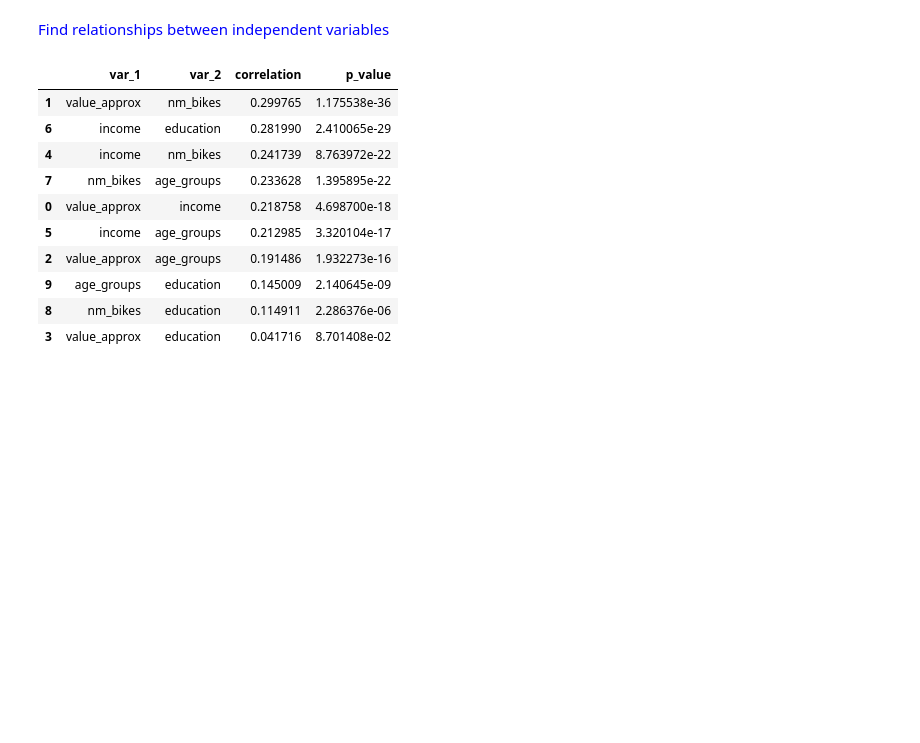
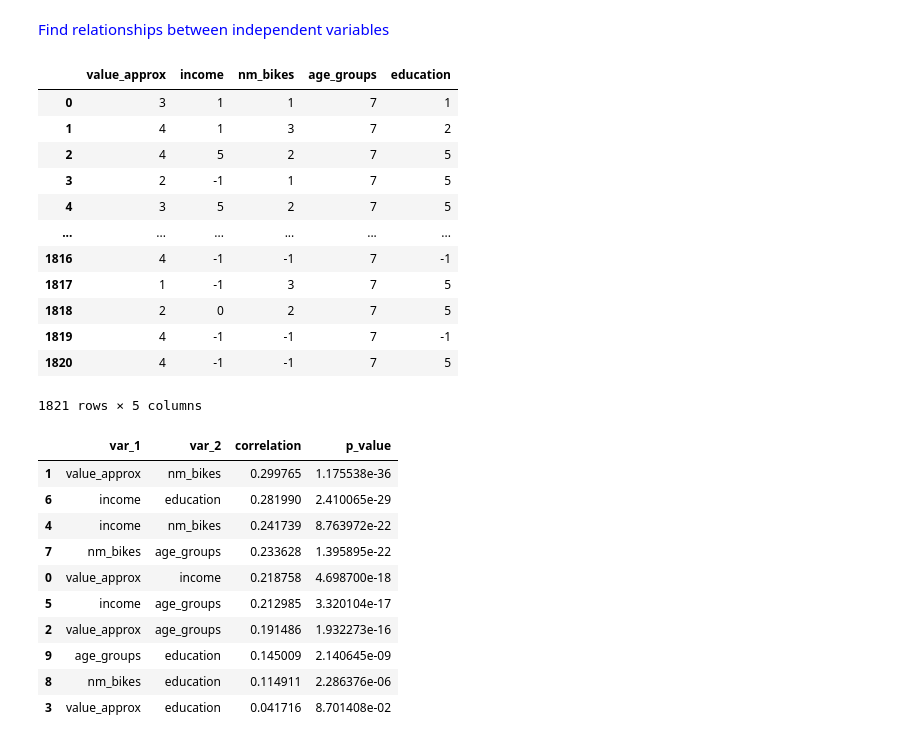
Before and after one commit to achic19/Biketheft, a Jupyter notebook: python/notebooks/paper_2_notebook/advanced_analysis.ipynb, the cells around one changed output. Cells and saved outputs as stored; diff of their text form; code cells hidden in the pictures; blank space fills up the shorter version.

```diff
--- a/python/notebooks/paper_2_notebook/advanced_analysis.ipynb
+++ b/python/notebooks/paper_2_notebook/advanced_analysis.ipynb
@@ -129,6 +141,22 @@ def to_ordinal(col):
     # This function gets a column and return for each value its ordinal values as it stored in @more_data (for irrelevant data return -1)
     return data_to_exp[col.name].apply(lambda x:more_data[col.name][0].index(x) if x not in ['I prefer to not answer','Don’t know/not sure',-1] else -1)
 data_as_ordinal = data_to_exp.apply(to_ordinal)
+# %%
+data_as_ordinal
+# %% [output]
+|  | value_approx | income | nm_bikes | age_groups | education |
+| 0 | 3 | 1 | 1 | 7 | 1 |
+| 1 | 4 | 1 | 3 | 7 | 2 |
+| 2 | 4 | 5 | 2 | 7 | 5 |
+| 3 | 2 | -1 | 1 | 7 | 5 |
+| 4 | 3 | 5 | 2 | 7 | 5 |
+| ... | ... | ... | ... | ... | ... |
+| 1816 | 4 | -1 | -1 | 7 | -1 |
+| 1817 | 1 | -1 | 3 | 7 | 5 |
+| 1818 | 2 | 0 | 2 | 7 | 5 |
+| 1819 | 4 | -1 | -1 | 7 | -1 |
+| 1820 | 4 | -1 | -1 | 7 | 5 |
+1821 rows × 5 columns
 # %%
 
 data_list = []
```
Also changed, not shown: parts of 14 cells of this notebook.
